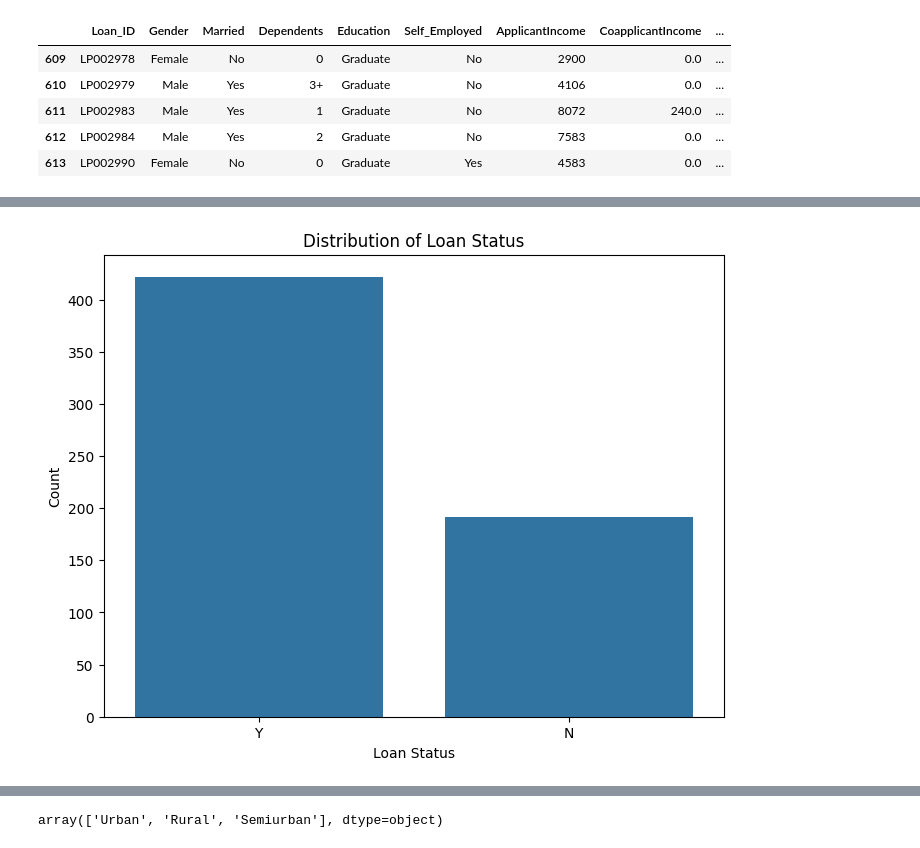
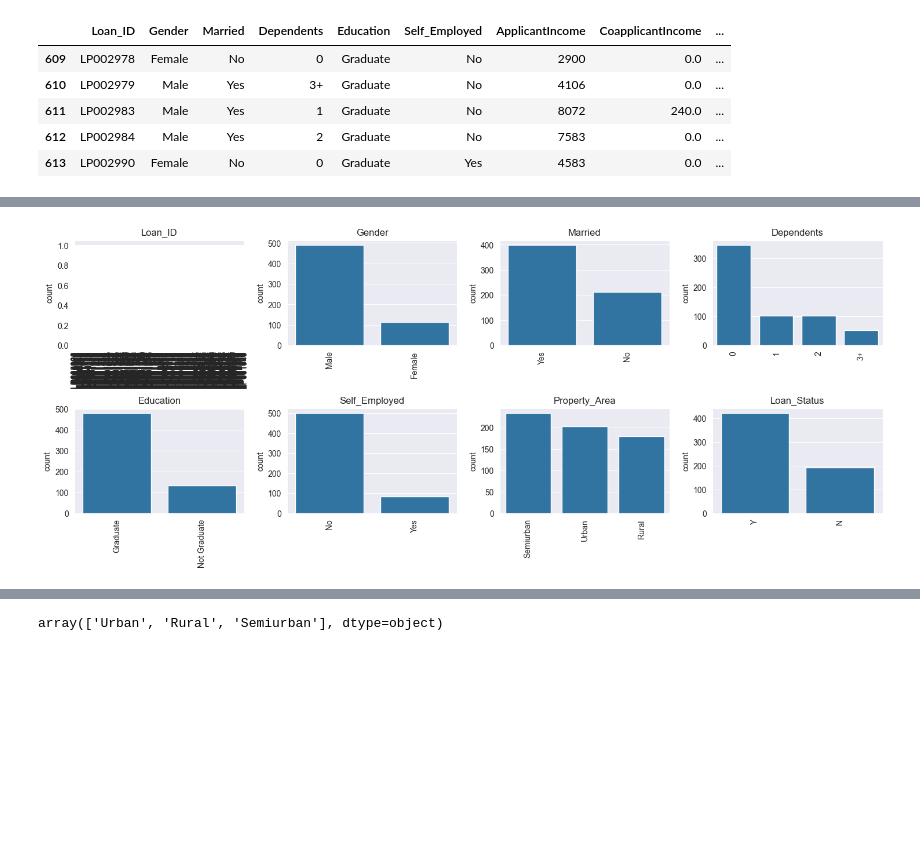
Before and after one commit to muhammederbay10/End-to-End-Loan-Eligibility-prediction-System-, a Jupyter notebook: eligibility prediction.ipynb, the cells around one changed output, grey strips where cells are left out. Cells and saved outputs as stored; diff of their text form; code cells hidden in the pictures; blank space fills up the shorter version.

Commit message:
make more visualization

```diff
--- a/eligibility prediction.ipynb
+++ b/eligibility prediction.ipynb
@@ -35,14 +36,23 @@ dtype: int64
 # %%
 %matplotlib inline
 import matplotlib.pyplot as plt
 import seaborn as sns
 
-# Visualize the distribution of the target variable
-plt.figure(figsize=(8, 6))
-sns.countplot(x='Loan_Status', data=df)
-plt.title('Distribution of Loan Status')
-plt.xlabel('Loan Status')
-plt.ylabel('Count')
-plt.show()
+# Visualize the distribution of categorical features
+sns.set_style('darkgrid')
+sns.set_palette('tab10')
+
+obj = (df.dtypes == 'object')
+categorical_cols = list(obj[obj].index)
+plt.figure(figsize=(18, 40))
+index = 1
+
+for col in categorical_cols:
+    y = df[col].value_counts()
+    plt.subplot(11, 4, index)
+    plt.xticks(rotation=90)
+    plt.subplots_adjust(hspace=0.6, wspace=0.25)
+    sns.barplot(x = list(y.index), y = y).set_title(col)
+    index += 1
 # %% [output]
-[figure, old version]
+[figure, new version]
```
Also changed, not shown: parts of 21 cells of this notebook.
